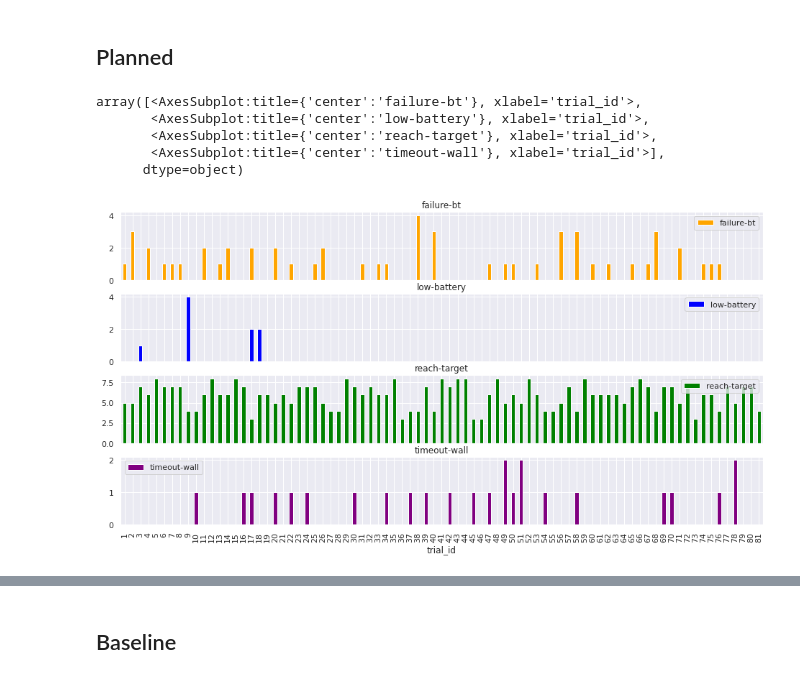
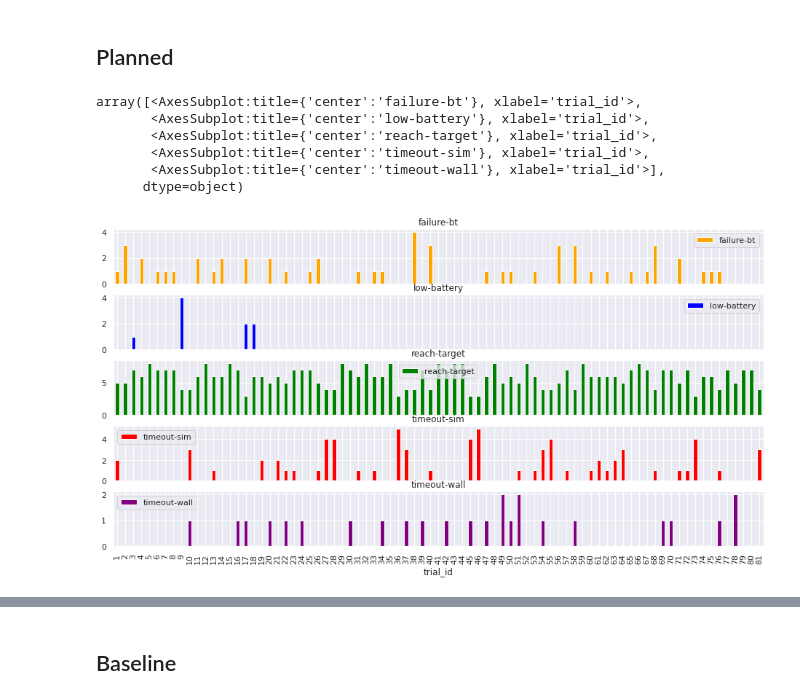
Before and after one commit to VicenteMoraes/hmrs_analysis, a Jupyter notebook: notebooks/Analysis.ipynb, the cells around one changed output, grey strips where cells are left out. Saved outputs shown, nothing was run; the diff lists cells and outputs as text; code cells hidden in the pictures.

```diff
--- a/notebooks/Analysis.ipynb
+++ b/notebooks/Analysis.ipynb
@@ -162,17 +164,18 @@ Name: end_state, Length: 277, dtype: int64
 # %%
 planned_df.groupby("trial_id")["end_state"].value_counts().unstack().plot.bar(subplots=True, legend=True,
                                                                               color={"reach-target": "green",
                                                                                      "failure-bt": "orange",
-                                                                                     "timeout": "red",
                                                                                      "low-battery": "blue",
-                                                                                     "timeout-wall": "purple"})
+                                                                                     "timeout-wall": "purple",
+                                                                                     "timeout-sim": "red"})
 # %% [output]
 array([<AxesSubplot:title={'center':'failure-bt'}, xlabel='trial_id'>,
        <AxesSubplot:title={'center':'low-battery'}, xlabel='trial_id'>,
        <AxesSubplot:title={'center':'reach-target'}, xlabel='trial_id'>,
+       <AxesSubplot:title={'center':'timeout-sim'}, xlabel='trial_id'>,
        <AxesSubplot:title={'center':'timeout-wall'}, xlabel='trial_id'>],
       dtype=object)
-[figure, old version]
+[figure, new version]
 # %%
 ax_planned = sns.countplot(x='trial_id', hue="end_state", data=planned_df)
 # %% [output]
```
Also changed, not shown: parts of 28 cells of this notebook, 1 other file.
